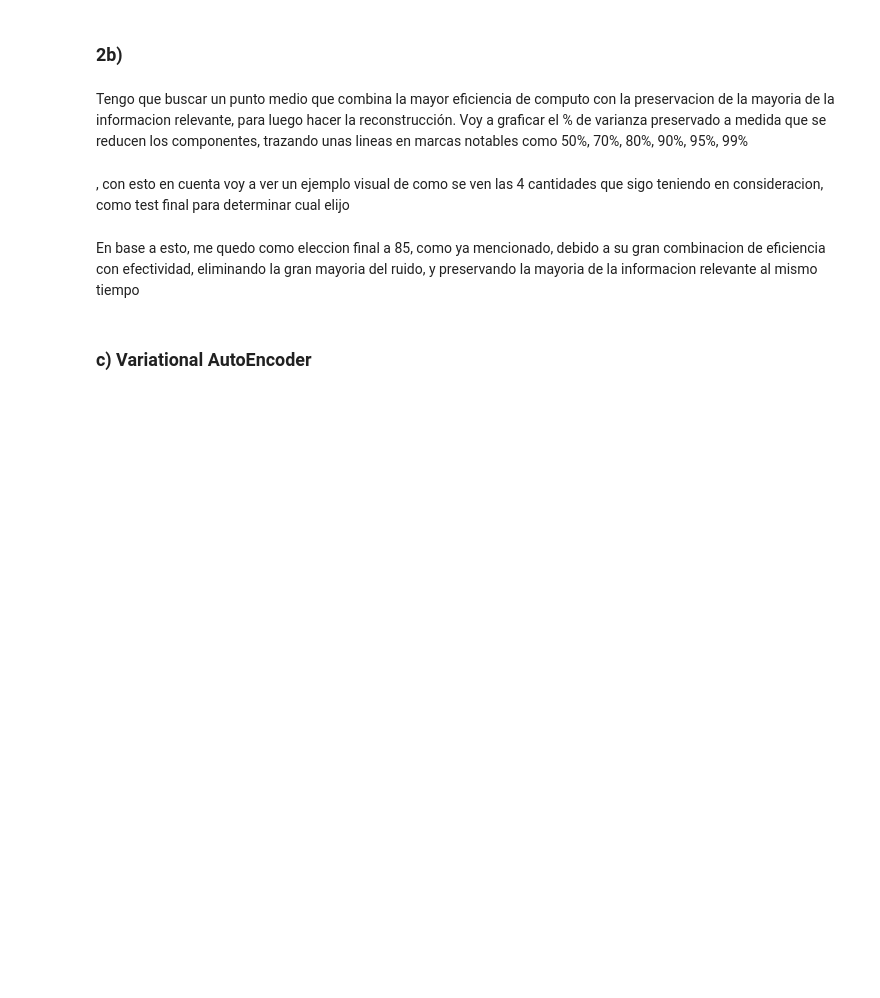
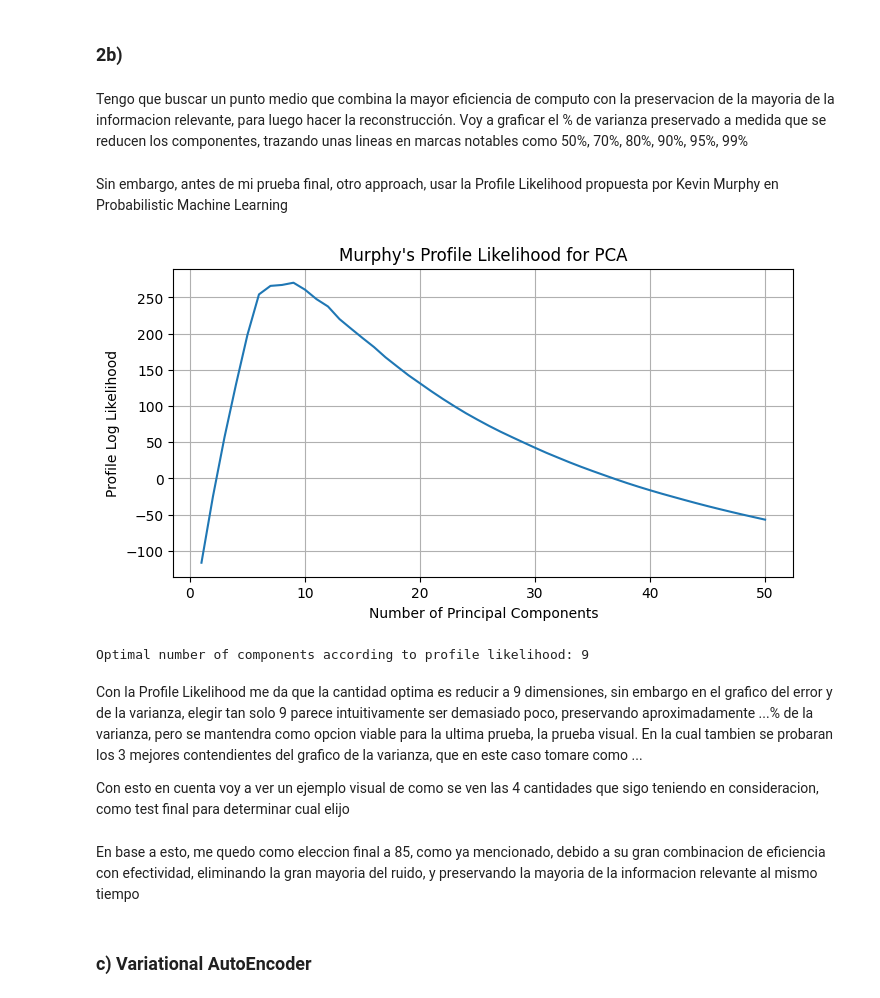
Before and after one commit to manumei/ML-TP4, a Jupyter notebook: Meiriño_Manuel_Notebook.ipynb, the cells around one changed output. Cells and saved outputs as stored; diff of their text form; code cells hidden in the pictures; blank space fills up the shorter version.

Commit message:
murphying

```diff
--- a/Meiriño_Manuel_Notebook.ipynb
+++ b/Meiriño_Manuel_Notebook.ipynb
@@ -538,7 +539,7 @@ from IPython.display import display
 
 # Cargo y Normalizo
 mnist_nolabel = mnist.drop(columns=['label'])
-mnist_nolabel = mnist_nolabel.astype(np.float32) / 255.0
+mnist_nolabel = (mnist_nolabel.astype(np.float32) / 255.0) - mnist_nolabel.mean()
 
 # Preview mnist and mnist_nolabel as horizontal tables
 print(Fore.CYAN + "mnist DataFrame Preview:" + Style.RESET_ALL)
@@ -596,8 +598,78 @@ plt.ylabel("MSE de Reconstrucción")
 plt.title("Error para cada número de componentes")
 plt.grid(True)
 plt.show()
+# %% [markdown]
+Sin embargo, antes de mi prueba final, otro approach, usar la Profile Likelihood propuesta por Kevin Murphy en Probabilistic Machine Learning
+# %%
+
+from scipy.stats import norm
+# TODO mover las funciones a utils
+
+def get_log_likelihood(evals):
+    ''' Funcion obtenida del Probabilistic Machine Learning de Murphy
+    Tiene un github con collabs linkeados para distintas partes de codigo que explica
+    Y en la de profile likelihood tiene esta funcion para mostrar como lo implementa
+    Le cambie para usar la log pdf de la gaussiana multivariada de scipy, y le agregue
+    un par de chequeos para NaNs y asi, que Murphy directamente los callaba con un coso
+    que suprimia runtime warnings o algo asi, que sino a mi me aparecian cuando corria '''
+    Lmax = len(evals)
+    ll = np.arange(0.0, Lmax)
+
+    for L in range(Lmax):
+        group1 = evals[0 : L + 1]  # Divide Eigenvalues in two groups
+        group2 = evals[L + 1 : Lmax]
+
+        if len(group2) == 0:  # no second group → skip
+            ll[L] = -np.inf
+            continue
+
+        mu1 = np.mean(group1)
+        mu2 = np.mean(group2)
+        sigma2 = (np.sum((group1 - mu1) ** 2) + np.sum((group2 - mu2) ** 2)) / Lmax
+
+        if sigma2 <= 0 or np.isnan(sigma2):  # avoid NaNs
+            ll[L] = -np.inf
+            continue
+
+        ll_group1 = np.sum(norm.logpdf(group1, mu1, np.sqrt(sigma2)))
+        ll_group2 = np.sum(norm.logpdf(group2, mu2, np.sqrt(sigma2)))
+
+        ll[L] = ll_group1 + ll_group2
+
+    return ll
+
+
+def get_pca_eigenvalues(X_cp):
+    """
+    Returns sorted eigenvalues (in descending order) of the covariance matrix from CuPy.
+    """
+    X_centered = X_cp - cp.mean(X_cp, axis=0)
+    _, S, _ = cp.linalg.svd(X_centered, full_matrices=False)
+    lambdas = S**2 / (X_cp.shape[0] - 1)
+    return cp.asnumpy(lambdas)  # convert to NumPy for downstream usage
+
+eigenvalues = get_pca_eigenvalues(Xm)  # X should be centered, pixel-only CuPy array
+log_likelihoods = get_log_likelihood(eigenvalues)
+
+
+plt.figure(figsize=(8, 4))
+plt.plot(np.arange(1, 51), log_likelihoods[:50])
+plt.xlabel("Number of Principal Components")
+plt.ylabel("Profile Log Likelihood")
+plt.title("Murphy's Profile Likelihood for PCA")
+plt.grid(True)
+plt.show()
+
+# Pick the k with maximum likelihood
+optimal_k = np.argmax(log_likelihoods) + 1  # +1 because index starts at 0
+print(f"Optimal number of components according to profile likelihood: {optimal_k}")
+# %% [output]
+[figure, added]
+Optimal number of components according to profile likelihood: 9
 # %% [markdown]
-, con esto en cuenta voy a ver un ejemplo visual de como se ven las 4 cantidades que sigo teniendo en consideracion, como test final para determinar cual elijo
+Con la Profile Likelihood me da que la cantidad optima es reducir a 9 dimensiones, sin embargo en el grafico del error y de la varianza, elegir tan solo 9 parece intuitivamente ser demasiado poco, preservando aproximadamente ...% de la varianza, pero se mantendra como opcion viable para la ultima prueba, la prueba visual. En la cual tambien se probaran los 3 mejores contendientes del grafico de la varianza, que en este caso tomare como ...
+
+Con esto en cuenta voy a ver un ejemplo visual de como se ven las 4 cantidades que sigo teniendo en consideracion, como test final para determinar cual elijo
 # %%
 components_list = [25, 85, 100, 200]
 fig, axes = plt.subplots(2, 2, figsize=(8, 8))
```
Also changed, not shown: parts of 2 cells of this notebook, 1 other file.
